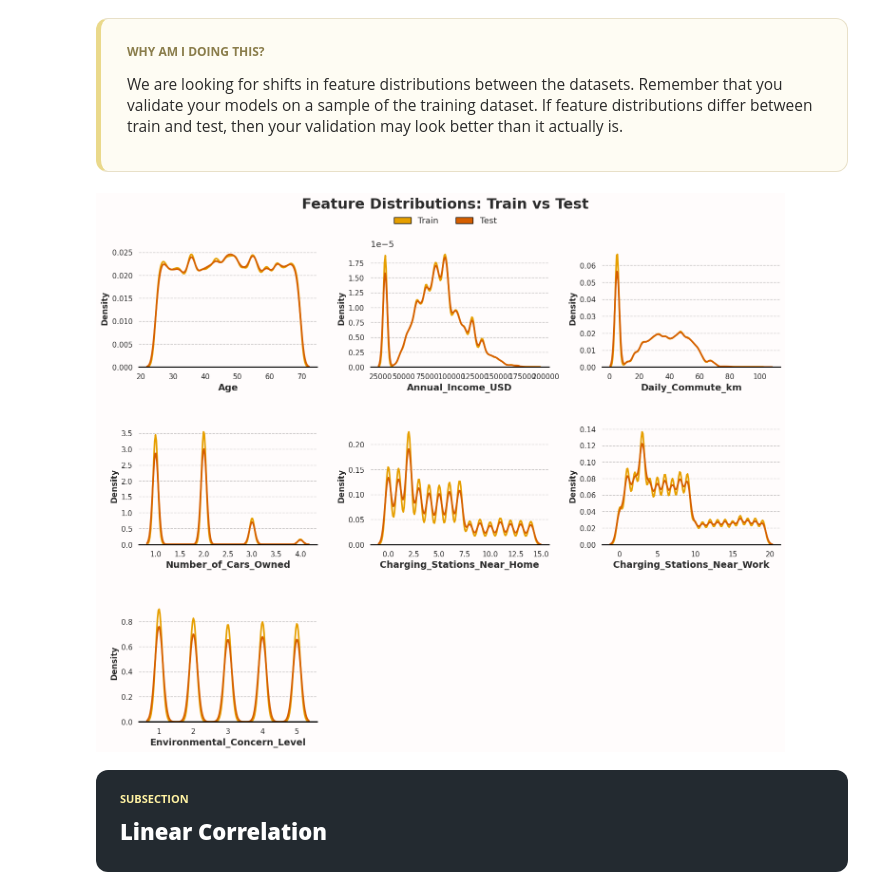
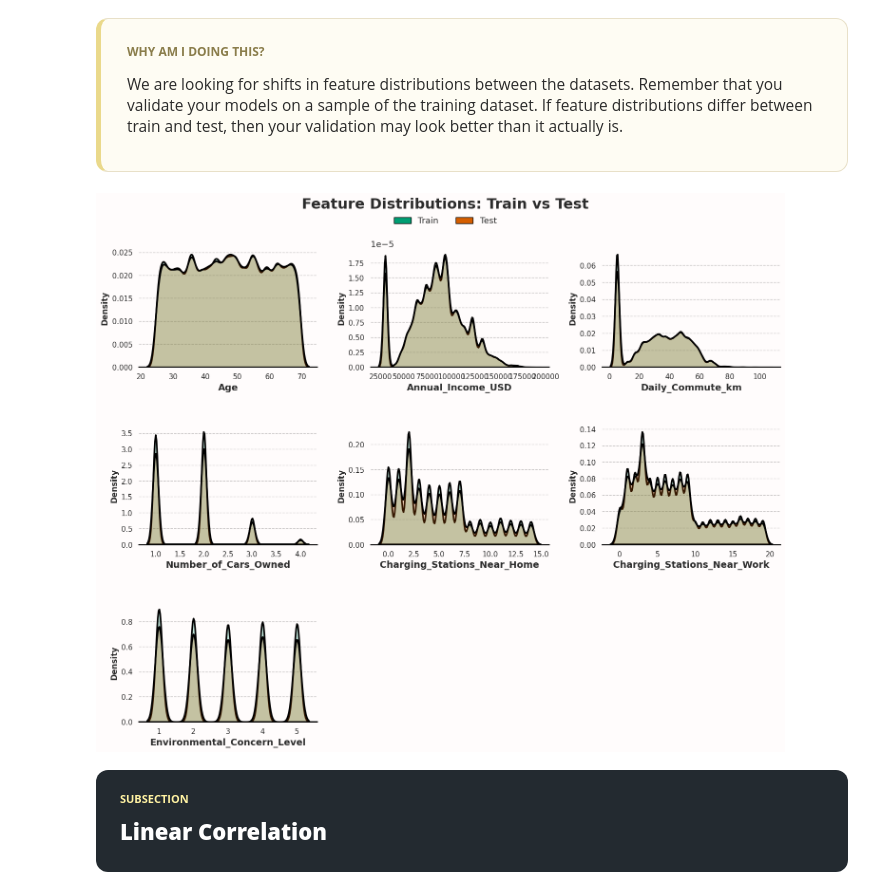
Before and after one commit to hermengardo/Kaggle-Playgrounds, a Jupyter notebook: ps6e9-EV.ipynb, the cells around one changed output. Cells and saved outputs as stored; diff of their text form; code cells hidden in the pictures.

```diff
--- a/ps6e9-EV.ipynb
+++ b/ps6e9-EV.ipynb
@@ -169,7 +169,7 @@ CFG = Settings(
     target="Will_Buy_EV",
     identifier="id",
     shuffle=True,
-    splits=15,
+    splits=3,
     seed=152,
     path="/kaggle/input/competitions/playground-series-s6e9"
 )
@@ -336,7 +336,7 @@ def plot_kde(df1: pd.DataFrame,
              cols: int = 3,
              fill: bool = True,
              figsize: tuple = (15, 12),
-             colors: list = ["#E69F00", "#D55E00"],
+             colors: list = ["#009E73", "#D55E00"],
              title: str = None) -> None:
 
     df1 = df1.copy()
@@ -353,8 +353,8 @@ def plot_kde(df1: pd.DataFrame,
     for i, x in enumerate(numeric_columns):
         current_ax = ax[i // cols, i % cols] if rows > 1 else ax[i % cols]
         current_ax.set_facecolor("#FFFCFC")
-        sns.kdeplot(x=x, color=colors[0], fill=fill, data=df1, label='Train', ax=current_ax, linewidth=2.5)
-        sns.kdeplot(x=x, color=colors[1], fill=fill, data=df2, label='Test', ax=current_ax, linewidth=2.5)
+        sns.kdeplot(x=x, color=colors[0], fill=fill, data=df1, edgecolor="black", label='Train', ax=current_ax, linewidth=2.5)
+        sns.kdeplot(x=x, color=colors[1], fill=fill, data=df2, edgecolor="black", label='Test', ax=current_ax, linewidth=2.5)
         current_ax.set_xlabel(x, fontsize=14, weight="bold")
         current_ax.set_ylabel("Density", fontsize=12)
         current_ax.tick_params(labelsize=11)
@@ -389,9 +389,9 @@ def plot_kde(df1: pd.DataFrame,
     fig.subplots_adjust(left=0.07, right=0.97, top=0.90, bottom=0.07, hspace=0.5, wspace=0.3)
     plt.show()
 # %%
-plot_kde(train, test, fill=False, title="Feature Distributions: Train vs Test")
+plot_kde(train, test, fill=True, title="Feature Distributions: Train vs Test")
 # %% [output]
-[figure, old version]
+[figure, new version]
 # %% [markdown]
 <div style="width:100%; border-radius:12px; overflow:hidden; background-color:#232a30; background-image:linear-gradient(rgba(28,34,40,0.68), rgba(28,34,40,0.68)), url('https://upload.wikimedia.org/wikipedia/commons/thumb/f/fc/Pieter_Bruegel_the_Elder_-_The_Tower_of_Babel_%28Vienna%29_-_Google_Art_Project_-_edited.jpg/1280px-Pieter_Bruegel_the_Elder_-_The_Tower_of_Babel_%28Vienna%29_-_Google_Art_Project_-_edited.jpg'); background-size:cover; background-position:center;">
 <div style="text-align:left; padding:18px 24px;">
```
Also changed, not shown: parts of 6 cells of this notebook.
